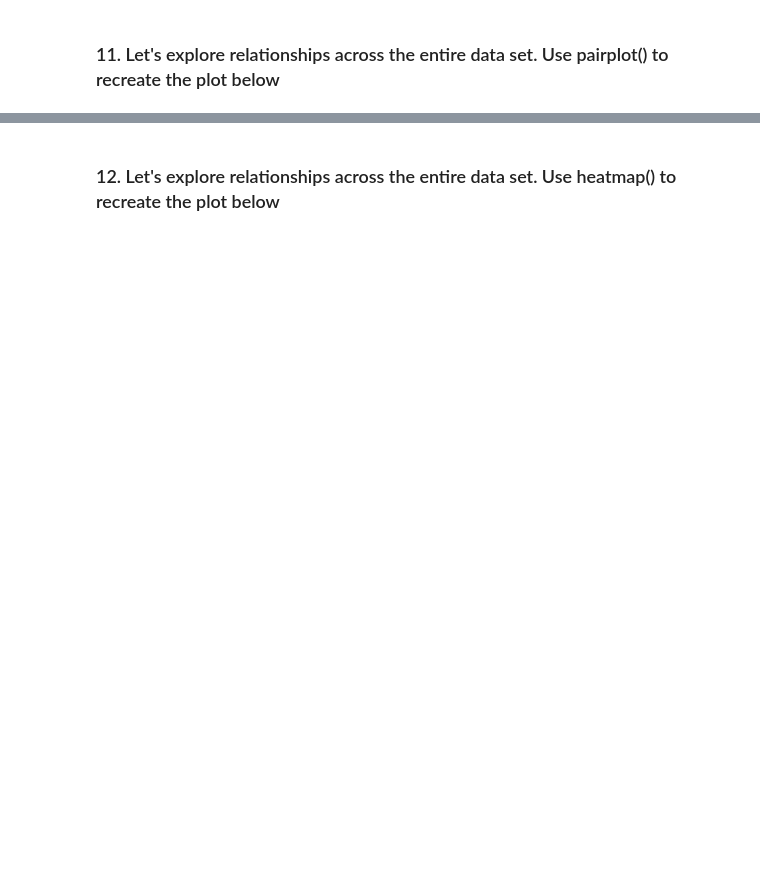
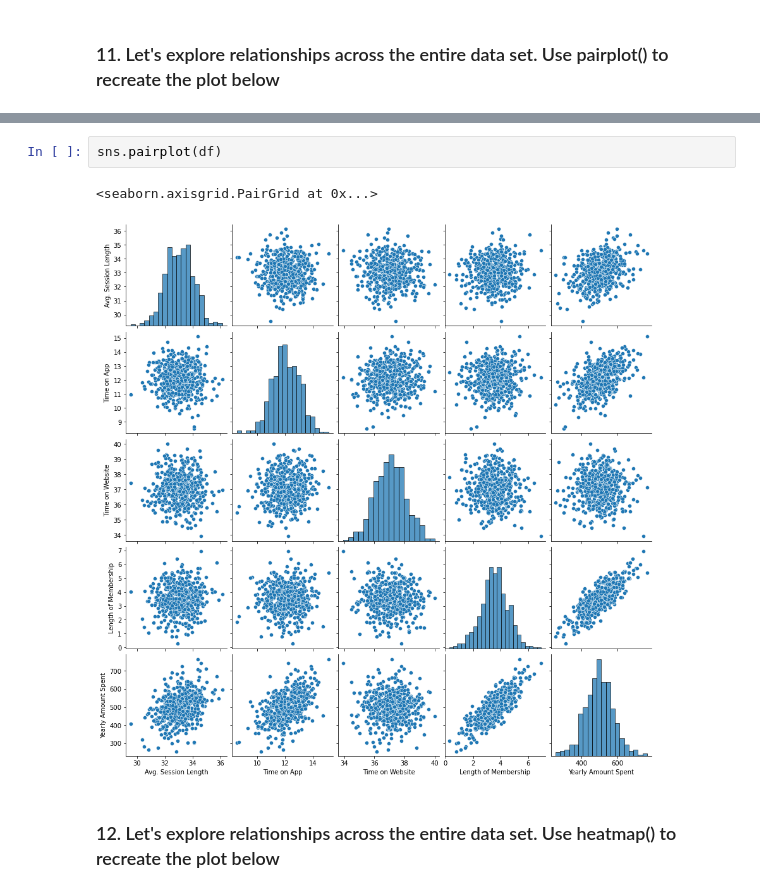
Before and after one commit to Inna-Kosovan/DataScienceBeginning, a Jupyter notebook: ML/linear_regression/linear_regression_task.ipynb, the cells around one changed output, grey strips where cells are left out. Saved outputs shown, nothing was run; the diff lists cells and outputs as text; blank space fills up the shorter version.

```diff
--- a/ML/linear_regression/linear_regression_task.ipynb
+++ b/ML/linear_regression/linear_regression_task.ipynb
@@ -97,2 +96,7 @@ df.describe()
+# %%
+sns.pairplot(df)
+# %% [output]
+<seaborn.axisgrid.PairGrid at 0x...>
+[figure, added]
 # %% [markdown]
 ### 12. Let's explore relationships across the entire data set. Use heatmap() to recreate the plot below
```
Also changed, not shown: parts of 35 cells of this notebook.
